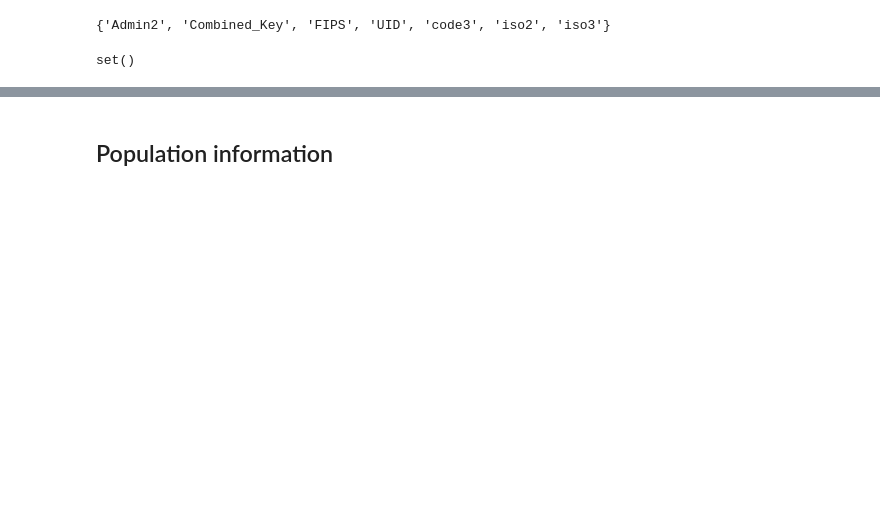
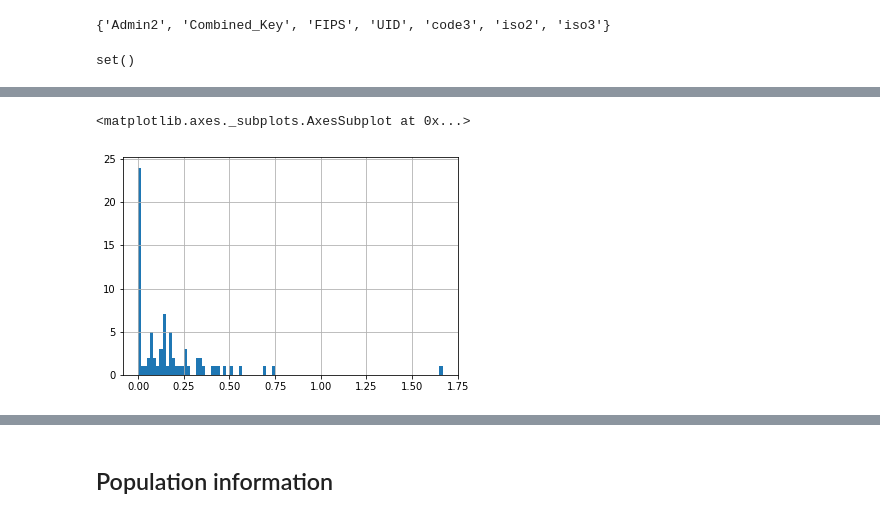
Before and after one commit to jaysttw/covid-19-analyses, a Jupyter notebook: COVID-19.ipynb, the cells around one changed output, grey strips where cells are left out. Cells and saved outputs as stored; diff of their text form; code cells hidden in the pictures; blank space fills up the shorter version.

```diff
--- a/COVID-19.ipynb
+++ b/COVID-19.ipynb
@@ -100,0 +120,9 @@ np.log(df_by_country.sum(axis=1)).diff().hist(bins=100)
+# %%
+(df_by_country['United Kingdom'].pct_change()
+ .replace([np.inf, -np.inf], np.nan)
+ .dropna()
+ .hist(bins=100)
+)
+# %% [output]
+<matplotlib.axes._subplots.AxesSubplot at 0x...>
+[figure, added]
```
Also changed, not shown: parts of 33 cells of this notebook.
